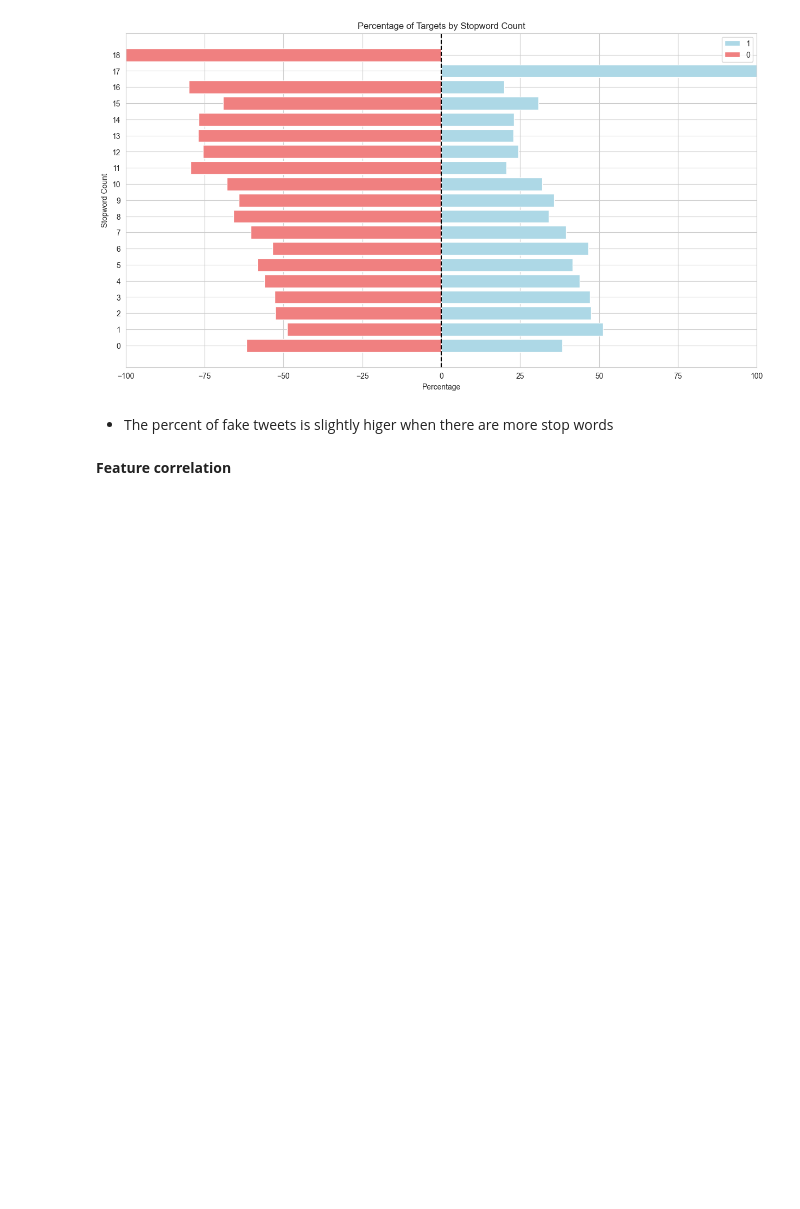
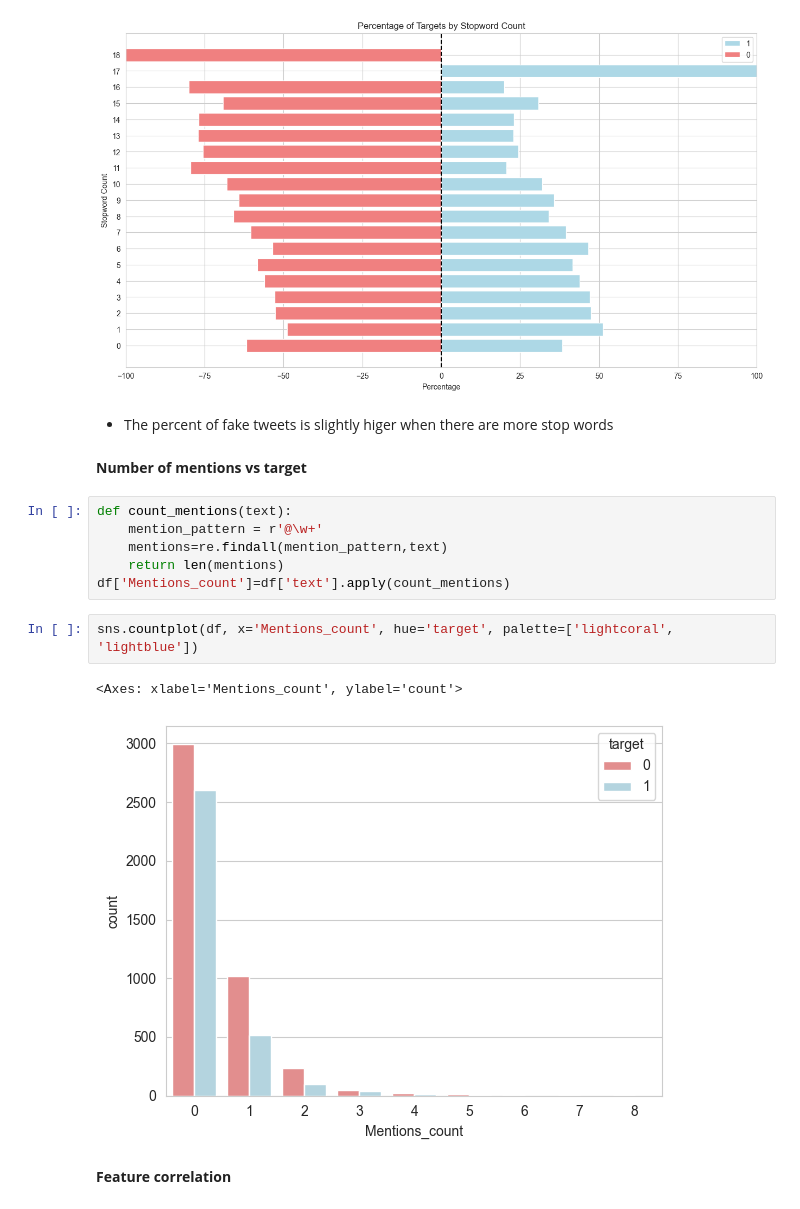
Before and after one commit to katarzynarogalska/DisasterTweets_KaggleCompetition, a Jupyter notebook: notebooks/TweetsEDA.ipynb, the cells around one changed output. Cells and saved outputs as stored; diff of their text form; blank space fills up the shorter version.

```diff
--- a/notebooks/TweetsEDA.ipynb
+++ b/notebooks/TweetsEDA.ipynb
@@ -420,6 +386,19 @@ plt.show()
 [figure]
 # %% [markdown]
 * The percent of fake tweets is slightly higer when there are more stop words
+# %% [markdown]
+**Number of mentions vs target**
+# %%
+def count_mentions(text):
+    mention_pattern = r'@\w+'
+    mentions=re.findall(mention_pattern,text)
+    return len(mentions)
+df['Mentions_count']=df['text'].apply(count_mentions)
+# %%
+sns.countplot(df, x='Mentions_count', hue='target', palette=['lightcoral', 'lightblue'])
+# %% [output]
+<Axes: xlabel='Mentions_count', ylabel='count'>
+[figure, added]
 # %% [markdown]
 **Feature correlation**
 # %%
```
Also changed, not shown: parts of 15 cells of this notebook.
